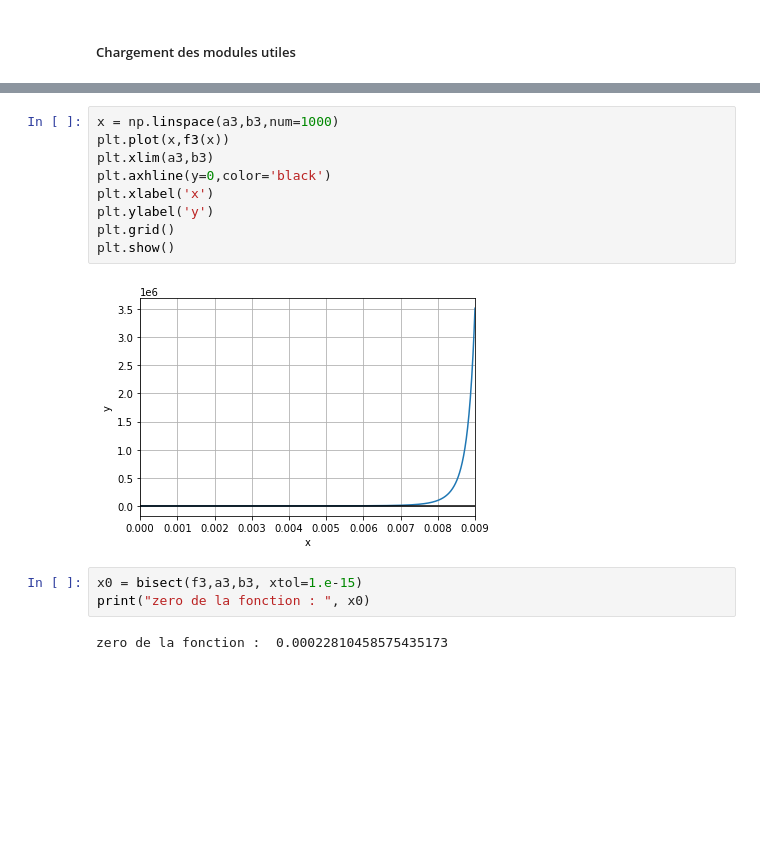
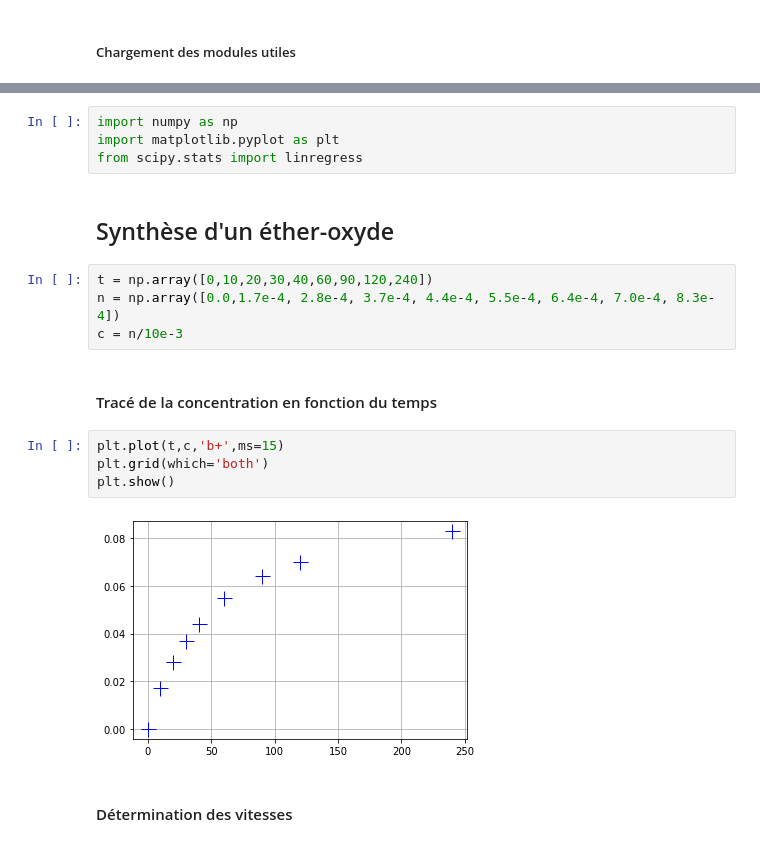
Before and after one commit to aurelien-pascal/chimie, a Jupyter notebook: chimie.ipynb, the cells around one changed output, grey strips where cells are left out. Saved outputs shown, nothing was run; the diff lists cells and outputs as text; blank space fills up the shorter version.

```diff
--- a/chimie.ipynb
+++ b/chimie.ipynb
@@ -162,16 +5,20 @@ b3 = 0.009
-# %%
-x = np.linspace(a3,b3,num=1000)
-plt.plot(x,f3(x))
-plt.xlim(a3,b3)
-plt.axhline(y=0,color='black')
-plt.xlabel('x')
-plt.ylabel('y')
-plt.grid()
-plt.show()
-# %% [output]
-[figure, removed]
-# %%
-x0 = bisect(f3,a3,b3, xtol=1.e-15)
-print("zero de la fonction : ", x0)
-# %% [output]
-zero de la fonction :  0.00022810458575435173
+# %%
+import numpy as np
+import matplotlib.pyplot as plt
+from scipy.stats import linregress
+# %% [markdown]
+## Synthèse d'un éther-oxyde
+# %%
+t = np.array([0,10,20,30,40,60,90,120,240])
+n = np.array([0.0,1.7e-4, 2.8e-4, 3.7e-4, 4.4e-4, 5.5e-4, 6.4e-4, 7.0e-4, 8.3e-4])
+c = n/10e-3
+# %% [markdown]
+#### Tracé de la concentration en fonction du temps
+# %%
+plt.plot(t,c,'b+',ms=15)
+plt.grid(which='both')
+plt.show()
+# %% [output]
+[figure, added]
+# %% [markdown]
+#### Détermination des vitesses
```
Also changed, not shown: parts of 40 cells of this notebook, 1 other file.
